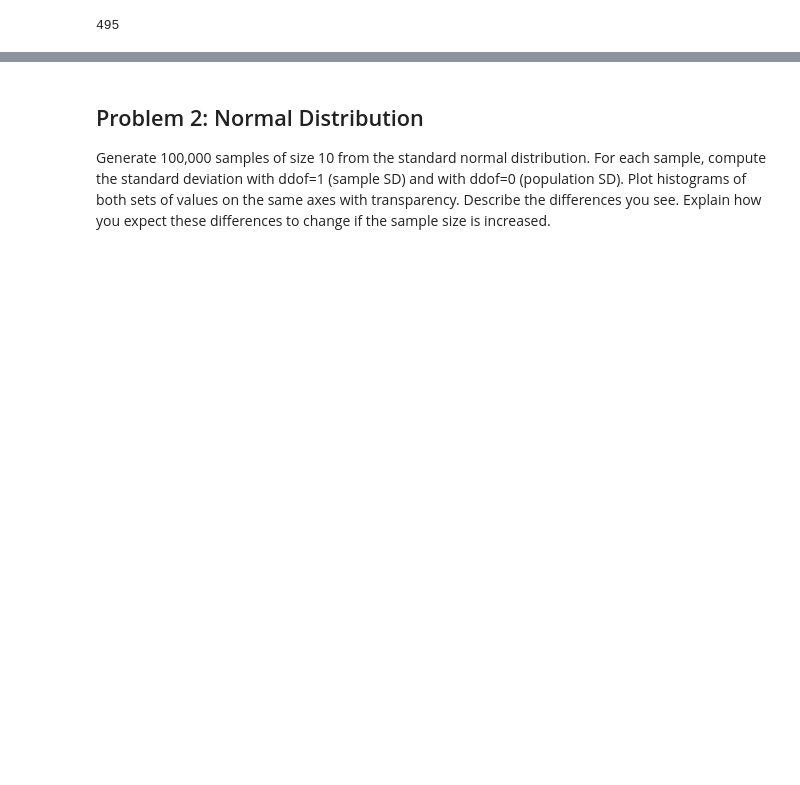
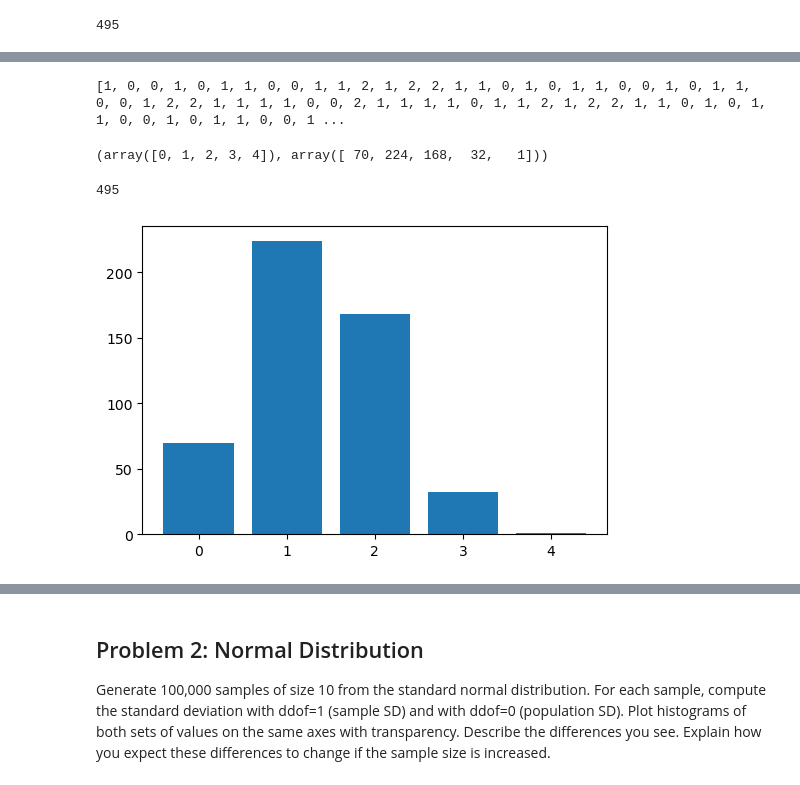
Before and after one commit to Jennyicano/applied-statistics, a Jupyter notebook: problems.ipynb, the cells around one changed output, grey strips where cells are left out. Cells and saved outputs as stored; diff of their text form; code cells hidden in the pictures; blank space fills up the shorter version.

```diff
--- a/problems.ipynb
+++ b/problems.ipynb
@@ -140,7 +140,7 @@ This final number, 495, represents the number of unique combinations (unordered
 # for the example I call the cups M1, M2, M3, M4 (milk first)
 # and T1, T2, T3, T4, T5, T6, T7, T8 (tea first).
 
-cups = np.array(['M1', 'M2', 'M3', 'M4', 'T1', 'T2', 'T3', 'T4', 'T5', 'T6', 'T7', 'T8'])
+cups = np.array([0, 1, 2, 3, 4, 5, 6, 7, 8, 9, 10, 11])
 
 combinations = list(itertools.combinations(cups, no_cups_milk_first))
 combinations_array = np.array(combinations)
@@ -208,0 +162,14 @@ plt.show()
+# %%
+# Select four cups at random to put milk in first.
+# https://docs.python.org/3/library/random.html#random.sample and following the notebook from the lecture
+# The cup labels.
+labels = list(range(no_cups))
+
+# Show.
+labels_milk = random.sample(labels, 4)
+
+# Sort, inplace.
+labels_milk.sort()
+
+# Show.
+labels_milk
@@ -208,0 +184,17 @@ plt.show()
+# %%
+# Calculate the overlap between each element of combs and labels_milk.
+
+no_overlaps = []
+
+# Loop through the combinations.
+for comb in combinations_array:
+  # Turn comb into a set.
+  s1 = set(comb)
+  # Turn labels_milk into a set.
+  s2 = set(labels_milk)
+  # Figure out where they overlap.
+  overlap = s1.intersection(s2)
+  # Show the combination and the overlap.
+  print(comb, len(overlap), overlap)
+  # Append overlap to no_overlaps.
+  no_overlaps.append(len(overlap))
@@ -209,3 +219,29 @@ plt.show()
+# %%
+# Show the overlaps.
+print(no_overlaps)
+# %% [output]
+[1, 0, 0, 1, 0, 1, 1, 0, 0, 1, 1, 2, 1, 2, 2, 1, 1, 0, 1, 0, 1, 1, 0, 0, 1, 0, 1, 1, 0, 0, 1, 2, 2, 1, 1, 1, 1, 0, 0, 2, 1, 1, 1, 1, 0, 1, 1, 2, 1, 2, 2, 1, 1, 0, 1, 0, 1, 1, 0, 0, 1, 0, 1, 1, 0, 0, 1 ...
+# %%
+# Count the number of times each overlap occurs.
+counts = np.unique(no_overlaps, return_counts=True)
+
+# Show.
+counts
+# %% [output]
+(array([0, 1, 2, 3, 4]), array([ 70, 224, 168,  32,   1]))
+# %%
+sum_counts = np.sum(counts[1])
+sum_counts
+# %% [output]
+495
+# %%
+# Create a figure.
+fig, ax = plt.subplots(figsize=(6, 4))
+
+# Bar chart.
+ax.bar(counts[0], counts[1]);
+# %% [output]
+[figure, added]
 # %%
 # In a histogram, show the distribution of number of cups of tea with milk in first
 # when randomly selecting 4 cups from 12.
```
Also changed, not shown: parts of 19 cells of this notebook.
